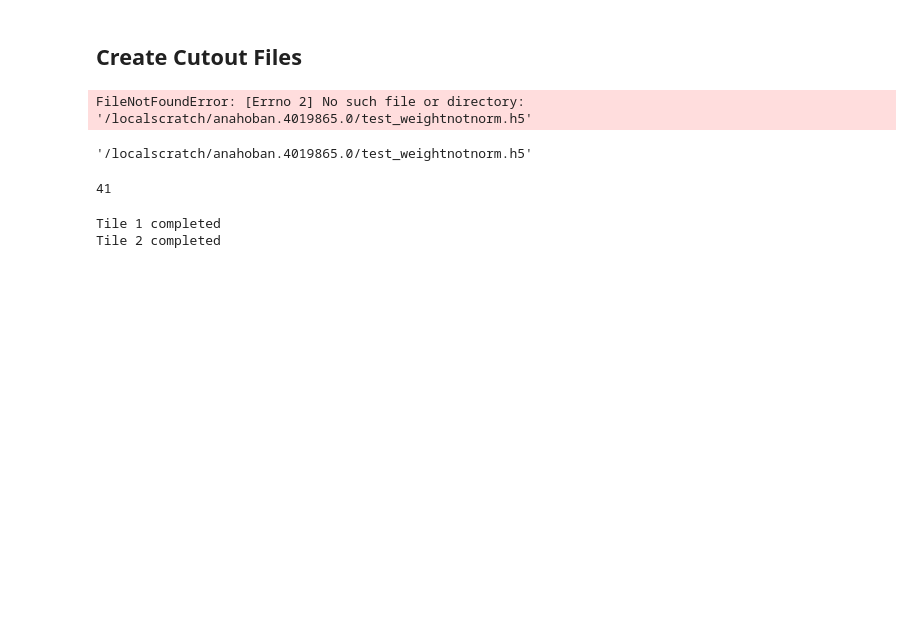
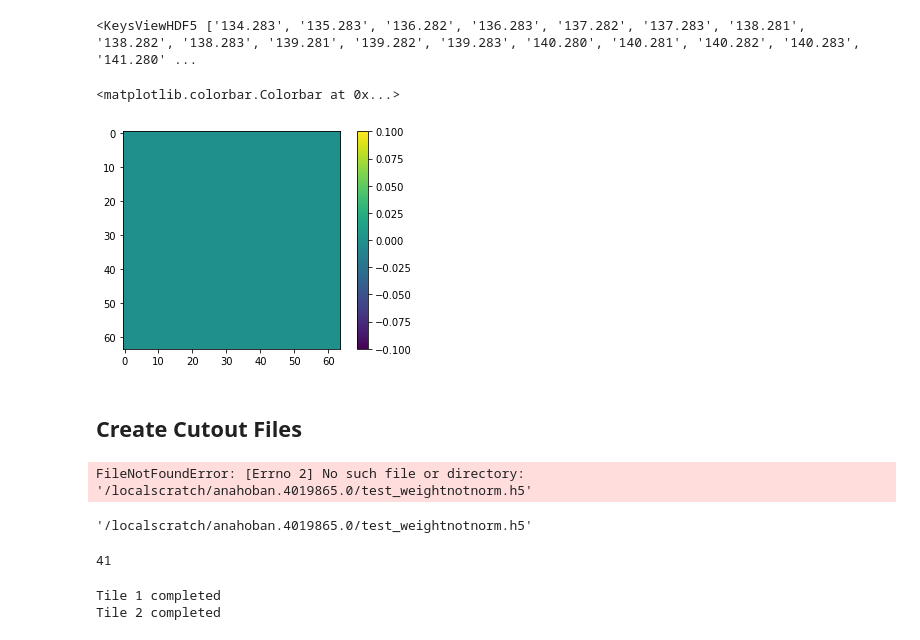
Before and after one commit to AnaHoban/lensing, a Jupyter notebook: Code/Batch Loading/Currently used/norm_tests.ipynb, the cells around one changed output. Saved outputs shown, nothing was run; the diff lists cells and outputs as text; code cells hidden in the pictures; blank space fills up the shorter version.

```diff
--- a/Code/Batch Loading/Currently used/norm_tests.ipynb
+++ b/Code/Batch Loading/Currently used/norm_tests.ipynb
@@ -10,0 +12,8 @@ from astropy.visualization import (ZScaleInterval, ImageNormalize)
+# %%
+hf = h5py.File(os.path.expandvars('$SCRATCH') + "/test.h5", "r")
+# %%
+hf.keys()
+# %% [output]
+<KeysViewHDF5 ['134.283', '135.283', '136.282', '136.283', '137.282', '137.283', '138.281', '138.282', '138.283', '139.281', '139.282', '139.283', '140.280', '140.281', '140.282', '140.283', '141.280' ...
+# %%
+w = np.array(hf.get('134.283/IMAGES/c10'))
@@ -11,3 +22,9 @@ from astropy.visualization import (ZScaleInterval, ImageNormalize)
+# %%
+plt.imshow(w[...,0])
+plt.colorbar()
+# %% [output]
+<matplotlib.colorbar.Colorbar at 0x...>
+[figure, added]
 # %%
 scratch = os.path.expandvars("$SCRATCH") + '/'
 image_dir = "/home/anahoban/projects/rrg-kyi/astro/cfis/W3/"
```
Also changed, not shown: parts of 2 cells of this notebook, 53 other files.
